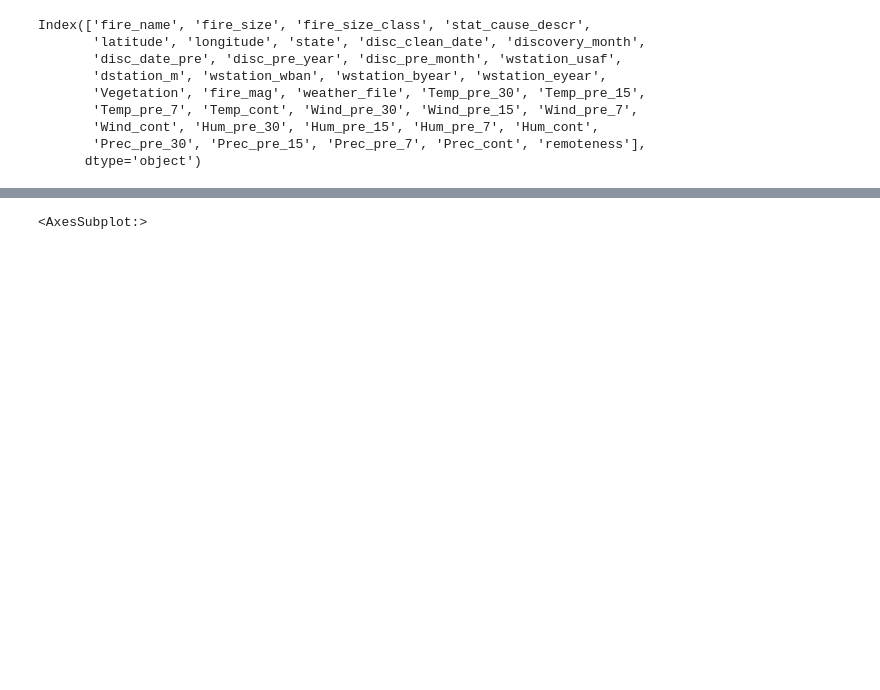
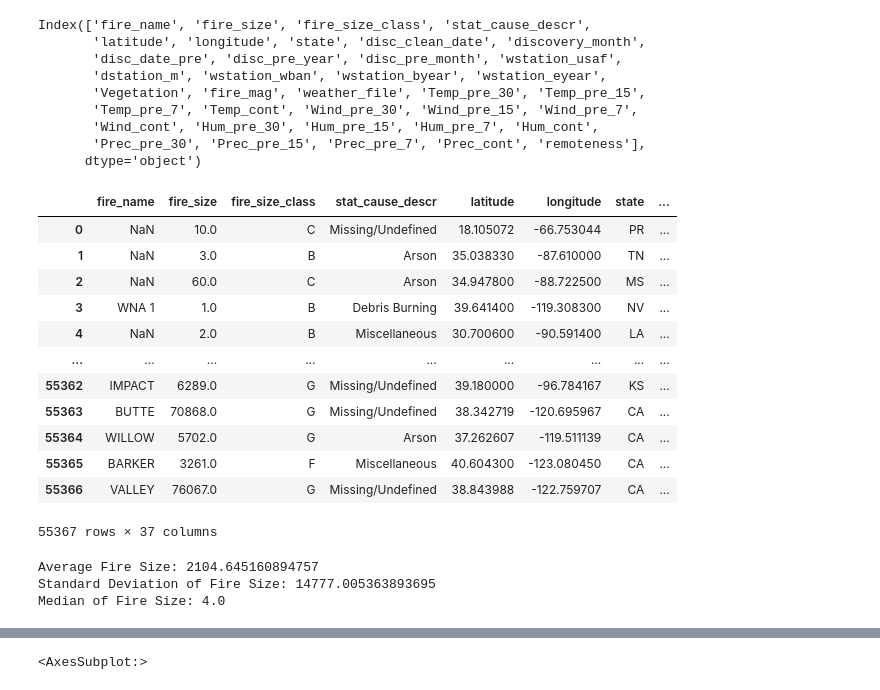
Before and after one commit to jankomag/wildfires_hyu, a Jupyter notebook: Untitled.ipynb, the cells around one changed output, grey strips where cells are left out. Cells and saved outputs as stored; diff of their text form; code cells hidden in the pictures; blank space fills up the shorter version.

```diff
--- a/Untitled.ipynb
+++ b/Untitled.ipynb
@@ -18,3 +18,27 @@ Index(['fire_name', 'fire_size', 'fire_size_class', 'stat_cause_descr',
        'Wind_cont', 'Hum_pre_30', 'Hum_pre_15', 'Hum_pre_7', 'Hum_cont',
        'Prec_pre_30', 'Prec_pre_15', 'Prec_pre_7', 'Prec_cont', 'remoteness'],
       dtype='object')
+# %%
+df
+# %% [output]
+|  | fire_name | fire_size | fire_size_class | stat_cause_descr | latitude | longitude | state | ... |
+| 0 | NaN | 10.0 | C | Missing/Undefined | 18.105072 | -66.753044 | PR | ... |
+| 1 | NaN | 3.0 | B | Arson | 35.038330 | -87.610000 | TN | ... |
+| 2 | NaN | 60.0 | C | Arson | 34.947800 | -88.722500 | MS | ... |
+| 3 | WNA 1 | 1.0 | B | Debris Burning | 39.641400 | -119.308300 | NV | ... |
+| 4 | NaN | 2.0 | B | Miscellaneous | 30.700600 | -90.591400 | LA | ... |
+| ... | ... | ... | ... | ... | ... | ... | ... | ... |
+| 55362 | IMPACT | 6289.0 | G | Missing/Undefined | 39.180000 | -96.784167 | KS | ... |
+| 55363 | BUTTE | 70868.0 | G | Missing/Undefined | 38.342719 | -120.695967 | CA | ... |
+| 55364 | WILLOW | 5702.0 | G | Arson | 37.262607 | -119.511139 | CA | ... |
+| 55365 | BARKER | 3261.0 | F | Miscellaneous | 40.604300 | -123.080450 | CA | ... |
+| 55366 | VALLEY | 76067.0 | G | Missing/Undefined | 38.843988 | -122.759707 | CA | ... |
+55367 rows × 37 columns
+# %%
+print(f"Average Fire Size: {df.fire_size.mean()}")
+print(f"Standard Deviation of Fire Size: {df.fire_size.std()}")
+print(f"Median of Fire Size: {df.fire_size.median()}")
+# %% [output]
+Average Fire Size: 2104.645160894757
+Standard Deviation of Fire Size: 14777.005363893695
+Median of Fire Size: 4.0
```
Also changed, not shown: parts of 2 cells of this notebook, 1 other file.
